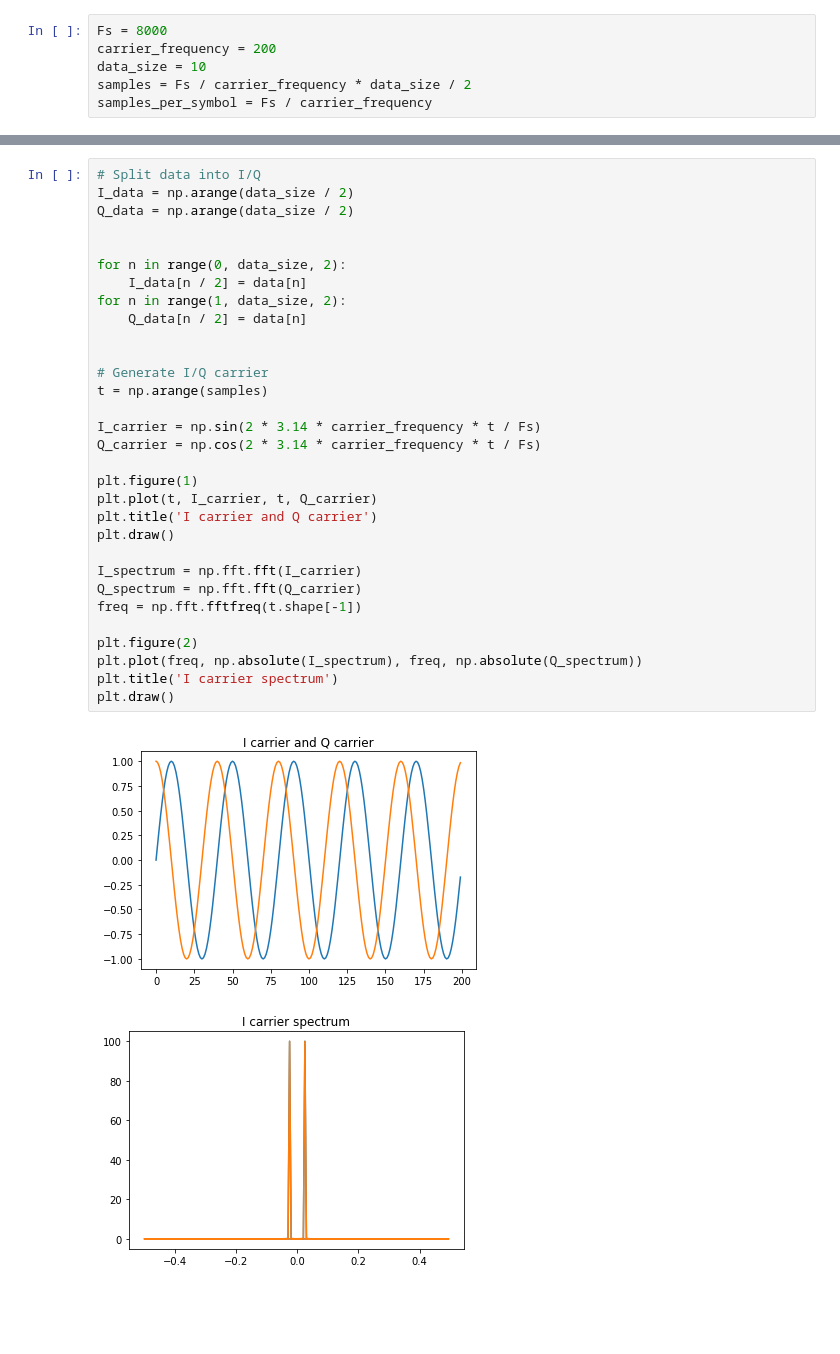
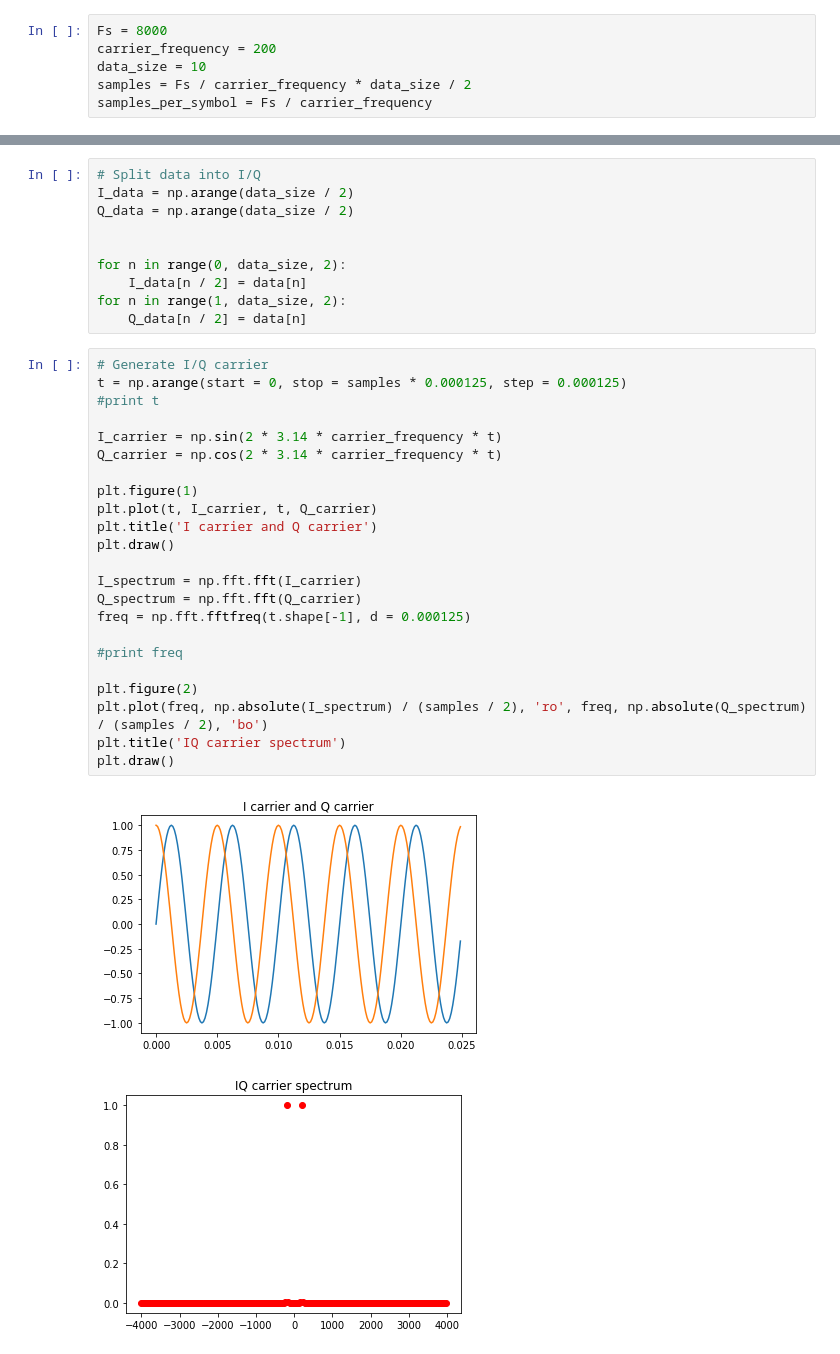
Before and after one commit to gges5110/Modulation, a Jupyter notebook: QPSK.ipynb, the cells around one changed output, grey strips where cells are left out. Saved outputs shown, nothing was run; the diff lists cells and outputs as text; blank space fills up the shorter version.

Commit message:
FFT step

```diff
--- a/QPSK.ipynb
+++ b/QPSK.ipynb
@@ -62,37 +62,39 @@ print data
+# %%
+# Split data into I/Q
+I_data = np.arange(data_size / 2)
+Q_data = np.arange(data_size / 2)
+
+
+for n in range(0, data_size, 2):
+    I_data[n / 2] = data[n]
+for n in range(1, data_size, 2):
+    Q_data[n / 2] = data[n]
 # %%
-# Split data into I/Q
-I_data = np.arange(data_size / 2)
-Q_data = np.arange(data_size / 2)
+# Generate I/Q carrier
+t = np.arange(start = 0, stop = samples * 0.000125, step = 0.000125)
+#print t
 
-
-for n in range(0, data_size, 2):
-    I_data[n / 2] = data[n]
-for n in range(1, data_size, 2):
-    Q_data[n / 2] = data[n]
-
-
-# Generate I/Q carrier
-t = np.arange(samples)
-
-I_carrier = np.sin(2 * 3.14 * carrier_frequency * t / Fs)
-Q_carrier = np.cos(2 * 3.14 * carrier_frequency * t / Fs)
+I_carrier = np.sin(2 * 3.14 * carrier_frequency * t)
+Q_carrier = np.cos(2 * 3.14 * carrier_frequency * t)
 
 plt.figure(1)
 plt.plot(t, I_carrier, t, Q_carrier)
 plt.title('I carrier and Q carrier')
 plt.draw()
 
 I_spectrum = np.fft.fft(I_carrier)
 Q_spectrum = np.fft.fft(Q_carrier)
-freq = np.fft.fftfreq(t.shape[-1])
+freq = np.fft.fftfreq(t.shape[-1], d = 0.000125)
+
+#print freq
 
 plt.figure(2)
-plt.plot(freq, np.absolute(I_spectrum), freq, np.absolute(Q_spectrum))
-plt.title('I carrier spectrum')
+plt.plot(freq, np.absolute(I_spectrum) / (samples / 2), 'ro', freq, np.absolute(Q_spectrum) / (samples / 2), 'bo')
+plt.title('IQ carrier spectrum')
 plt.draw()
 # %% [output]
-[figure, old version]
+[figure, new version]
-[figure, old version]
+[figure, new version]
 # %%
 # Modulate carrier with I/Q data
 I_modulated = np.arange(samples, dtype=np.float_)
```
Also changed, not shown: parts of 2 cells of this notebook, 1 other file.
